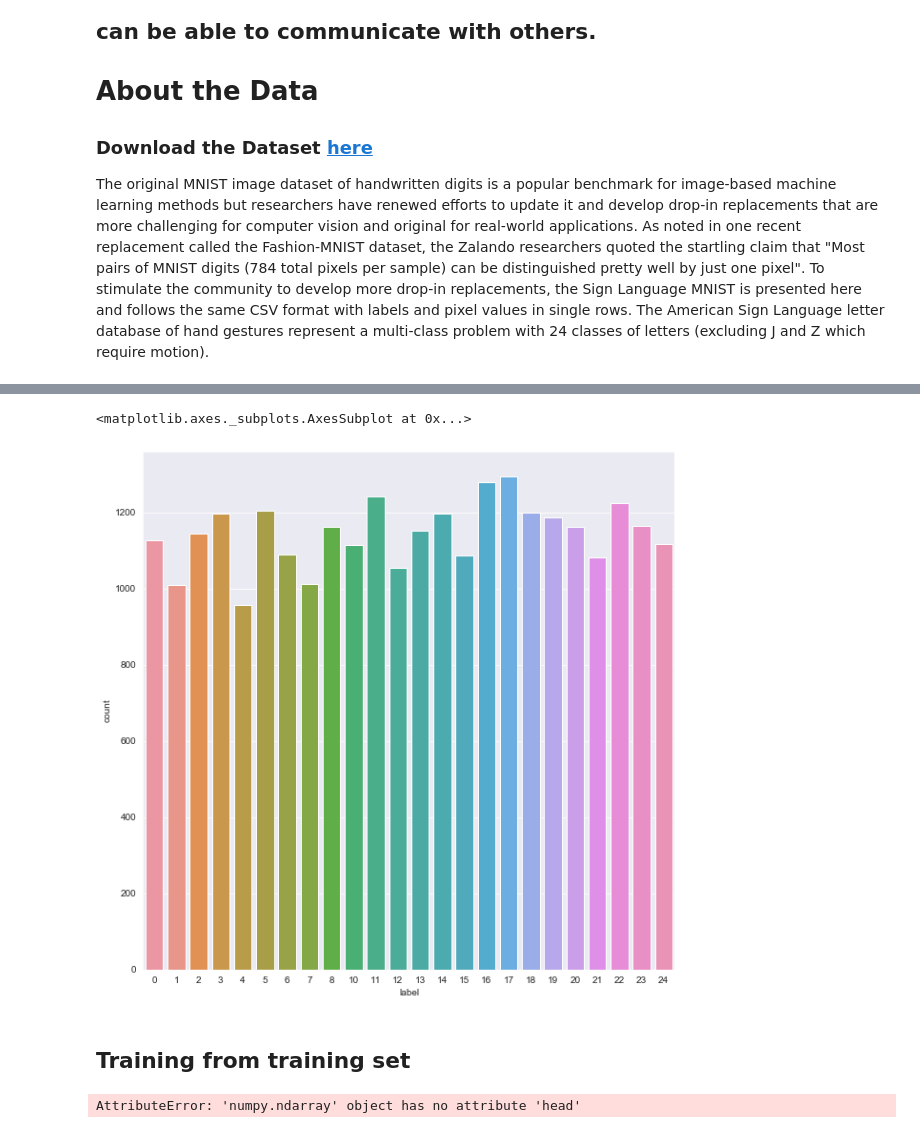
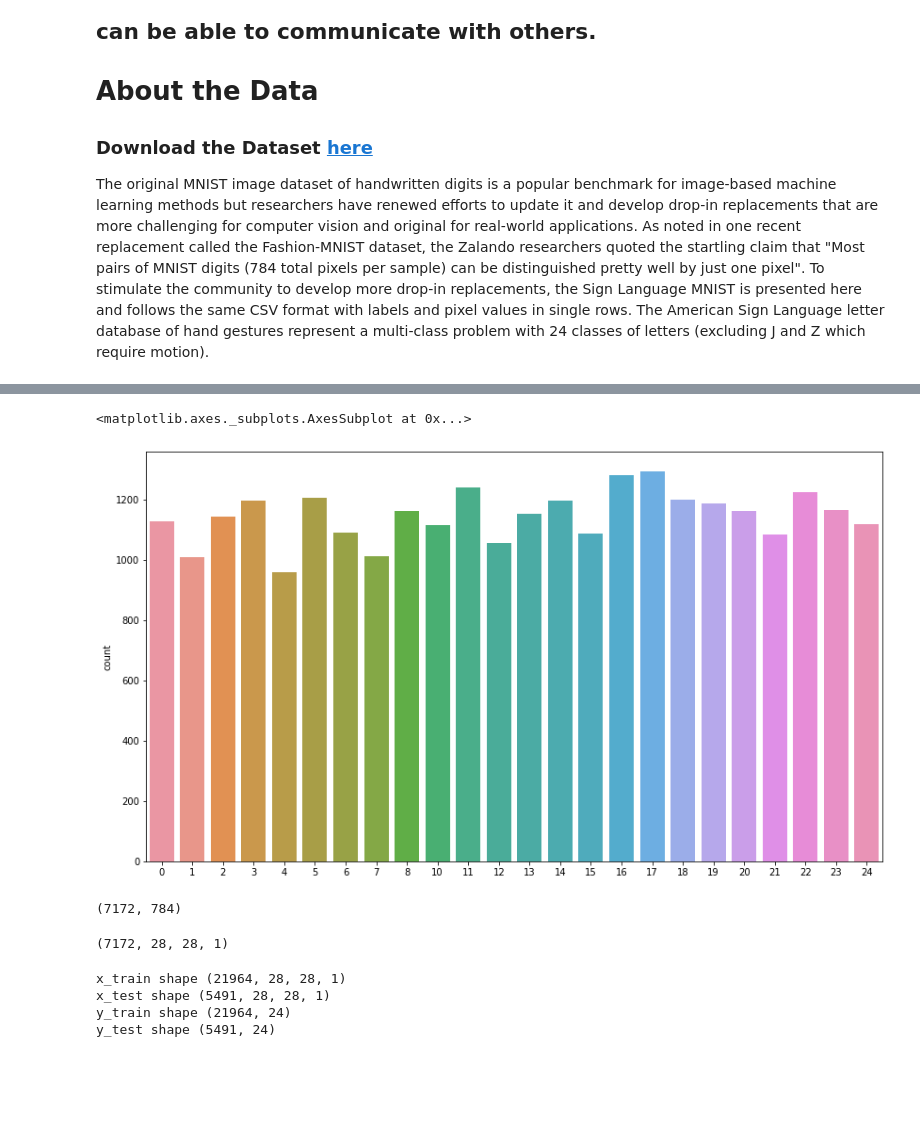
Before and after one commit to rohaanmd/project-alpha-opencv, a Jupyter notebook: machine-learning/handgesture.ipynb, the cells around one changed output, grey strips where cells are left out. Saved outputs shown, nothing was run; the diff lists cells and outputs as text; code cells hidden in the pictures; blank space fills up the shorter version.

Commit message:
first phase of  model complete

```diff
--- a/machine-learning/handgesture.ipynb
+++ b/machine-learning/handgesture.ipynb
@@ -55,9 +36,0 @@ train.shape
-# %%
-plt.figure(figsize = (10,10)) # Label Count
-sns.set_style("darkgrid")
-sns.countplot(train['label'])
-# %% [output]
-<matplotlib.axes._subplots.AxesSubplot at 0x...>
-[figure, removed]
-# %% [markdown]
-## Training from training set
@@ -67,5 +37,7 @@ from keras.datasets import mnist
-# %%
-display(X_train.head(n = 2))
-display(X_test.head(n = 2))
-# %% [output]
-AttributeError: 'numpy.ndarray' object has no attribute 'head'
+# %%
+labels = train['label'].values
+plt.figure(figsize = (14,8))
+sns.countplot(x =labels)
+# %% [output]
+<matplotlib.axes._subplots.AxesSubplot at 0x...>
+[figure, added]
@@ -71,0 +51,14 @@ AttributeError: 'numpy.ndarray' object has no attribute 'head'
+# %%
+X_train = X_train/255.0
+X_test = X_test/255.0
+X_train.shape
+X_test.shape
+# %% [output]
+(7172, 784)
+# %%
+X_train = X_train.values.reshape(-1,28,28,1)
+X_test = X_test.values.reshape(-1,28,28,1)
+X_train.shape
+X_test.shape
+# %% [output]
+(7172, 28, 28, 1)
@@ -71,0 +69,13 @@ AttributeError: 'numpy.ndarray' object has no attribute 'head'
+# %%
+from sklearn.model_selection import train_test_split
+X_train, X_val, Y_train, Y_val = train_test_split(X_train, Y_train, test_size=0.2, random_state=42)
+
+print("x_train shape",X_train.shape)
+print("x_test shape",X_val.shape)
+print("y_train shape",Y_train.shape)
+print("y_test shape",Y_val.shape)
+# %% [output]
+x_train shape (21964, 28, 28, 1)
+x_test shape (5491, 28, 28, 1)
+y_train shape (21964, 24)
+y_test shape (5491, 24)
```
Also changed, not shown: parts of 14 cells of this notebook.
